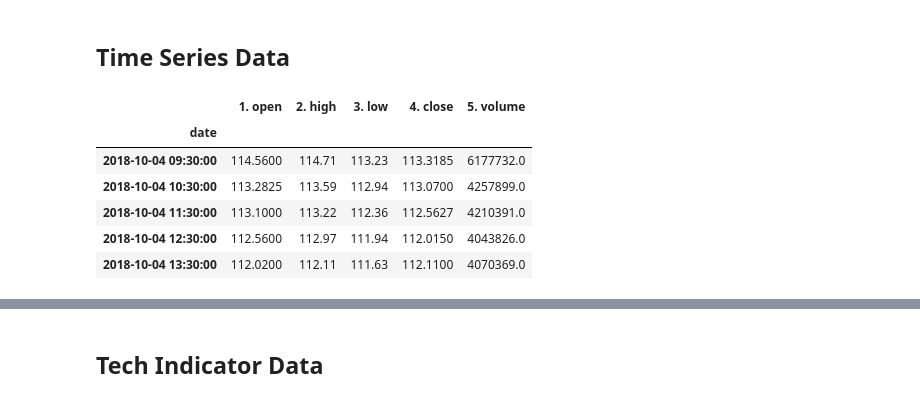
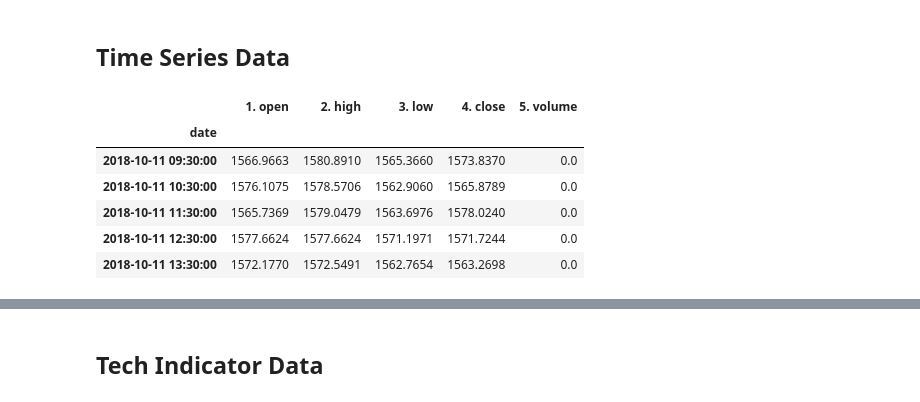
Before and after one commit to allenxiangxin/StockTA, a Jupyter notebook: Primer_via_alpha_vantage.ipynb, the cells around one changed output, grey strips where cells are left out. Cells and saved outputs as stored; diff of their text form; code cells hidden in the pictures.

```diff
--- a/Primer_via_alpha_vantage.ipynb
+++ b/Primer_via_alpha_vantage.ipynb
@@ -18,11 +18,12 @@ with open ('private_info/alphavantage_api_key.txt', "r") as f:
             my_key = word
 av_api_key = my_key
 
+aTicker='^RUT'
 ts = TimeSeries(key=av_api_key, output_format='pandas', indexing_type='date')
-ts_data, ts_meta_data = ts.get_intraday(symbol='MSFT', interval='60min', outputsize='full')
+ts_data, ts_meta_data = ts.get_intraday(symbol=aTicker, interval='60min', outputsize='full')
 
 ti = TechIndicators(key=av_api_key, output_format='pandas')
-ti_data, ti_meta_data =  ti.get_macd(symbol='MSFT', interval='daily', fastperiod=12, slowperiod=26, signalperiod=9)
+ti_data, ti_meta_data =  ti.get_macd(symbol=aTicker, interval='daily', fastperiod=12, slowperiod=26, signalperiod=9)
 
 sp = SectorPerformances(key='av_api_key', output_format='pandas')
 sp_data, sp_meta_data = sp.get_sector()
@@ -49,17 +52,17 @@ plt.show()
 # %% [markdown]
 ##   Time Series Data
 # %%
-start_datetime = '2018-01-01 09:30:00'
+start_datetime = '2018-06-01 09:30:00'
 mask = (ts_data.index > start_datetime)
 ts_data = ts_data.loc[mask]
 ts_data.head(5)
 # Older data not available???
 # %% [output]
 |  | 1. open | 2. high | 3. low | 4. close | 5. volume |
 | date |  |  |  |  |  |
-| 2018-10-04 09:30:00 | 114.5600 | 114.71 | 113.23 | 113.3185 | 6177732.0 |
-| 2018-10-04 10:30:00 | 113.2825 | 113.59 | 112.94 | 113.0700 | 4257899.0 |
-| 2018-10-04 11:30:00 | 113.1000 | 113.22 | 112.36 | 112.5627 | 4210391.0 |
-| 2018-10-04 12:30:00 | 112.5600 | 112.97 | 111.94 | 112.0150 | 4043826.0 |
-| 2018-10-04 13:30:00 | 112.0200 | 112.11 | 111.63 | 112.1100 | 4070369.0 |
+| 2018-10-11 09:30:00 | 1566.9663 | 1580.8910 | 1565.3660 | 1573.8370 | 0.0 |
+| 2018-10-11 10:30:00 | 1576.1075 | 1578.5706 | 1562.9060 | 1565.8789 | 0.0 |
+| 2018-10-11 11:30:00 | 1565.7369 | 1579.0479 | 1563.6976 | 1578.0240 | 0.0 |
+| 2018-10-11 12:30:00 | 1577.6624 | 1577.6624 | 1571.1971 | 1571.7244 | 0.0 |
+| 2018-10-11 13:30:00 | 1572.1770 | 1572.5491 | 1562.7654 | 1563.2698 | 0.0 |
 # %%
```
Also changed, not shown: parts of 10 cells of this notebook, 1 other file.
